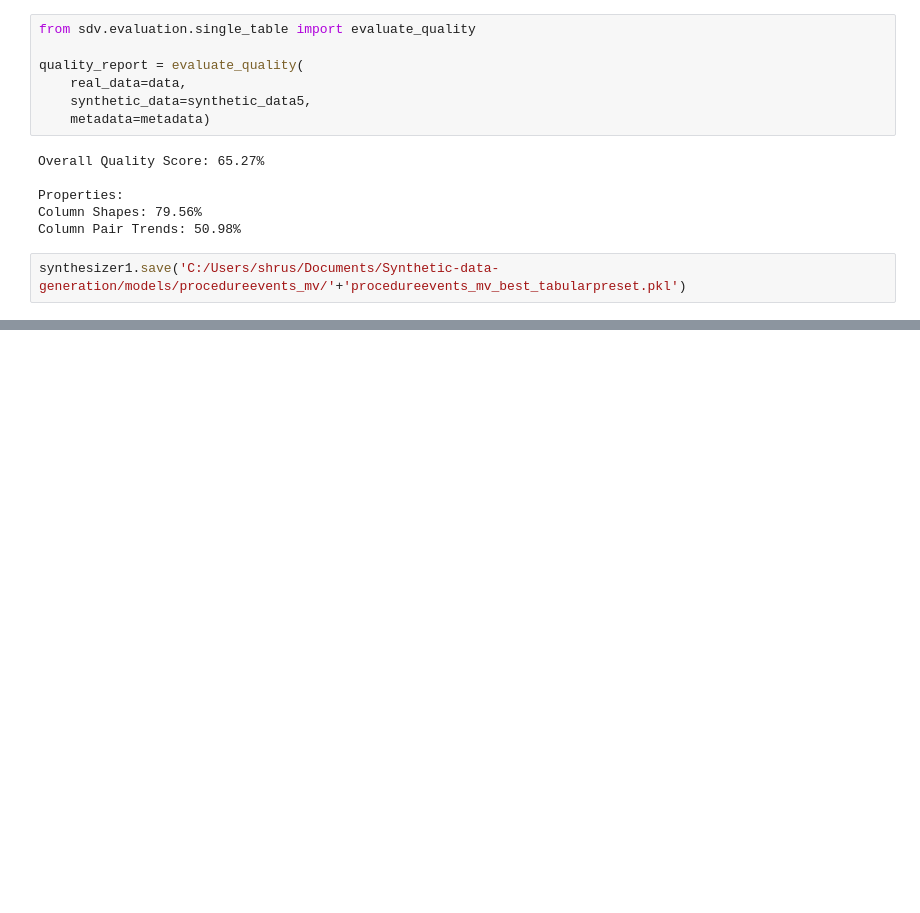
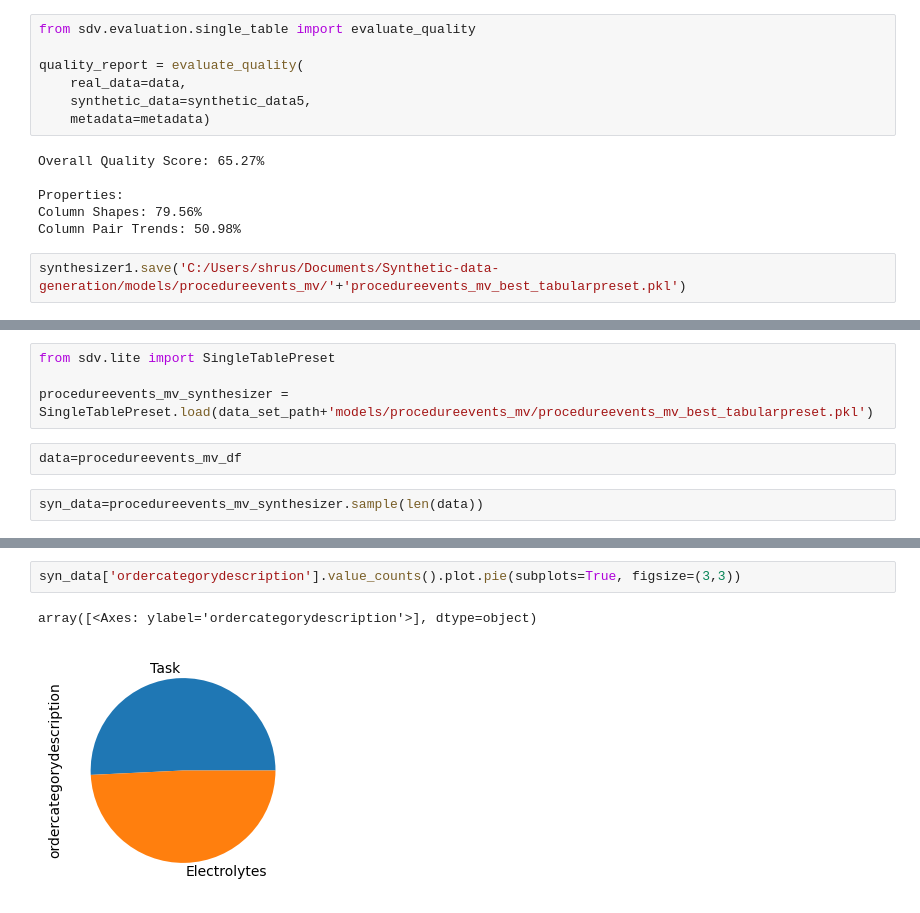
Before and after one commit to AmazingShrush/synthetic-data-generation, a Jupyter notebook: new_sdv_procedureevents_mv_model.ipynb, the cells around one changed output, grey strips where cells are left out. Saved outputs shown, nothing was run; the diff lists cells and outputs as text; blank space fills up the shorter version.

```diff
--- a/new_sdv_procedureevents_mv_model.ipynb
+++ b/new_sdv_procedureevents_mv_model.ipynb
@@ -298,0 +301,8 @@ synthesizer1.save('C:/Users/shrus/Documents/Synthetic-data-generation/models/pro
+# %%
+from sdv.lite import SingleTablePreset
+
+procedureevents_mv_synthesizer = SingleTablePreset.load(data_set_path+'models/procedureevents_mv/procedureevents_mv_best_tabularpreset.pkl')
+# %%
+data=procedureevents_mv_df
+# %%
+syn_data=procedureevents_mv_synthesizer.sample(len(data))
@@ -298,0 +375,5 @@ synthesizer1.save('C:/Users/shrus/Documents/Synthetic-data-generation/models/pro
+# %%
+syn_data['ordercategorydescription'].value_counts().plot.pie(subplots=True, figsize=(3,3))
+# %% [output]
+array([<Axes: ylabel='ordercategorydescription'>], dtype=object)
+[figure, added]
```
Also changed, not shown: parts of 9 cells of this notebook, 54 other files.
